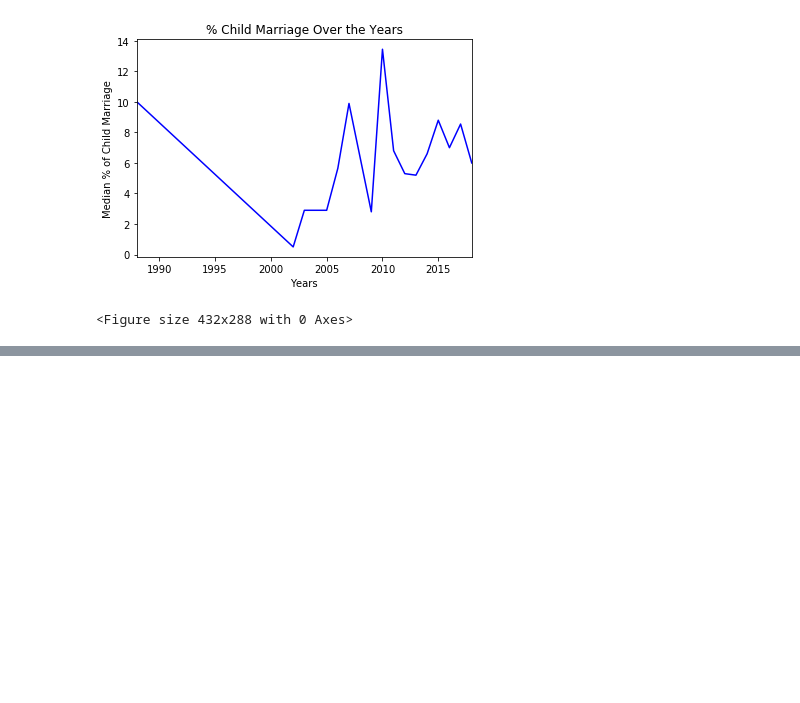
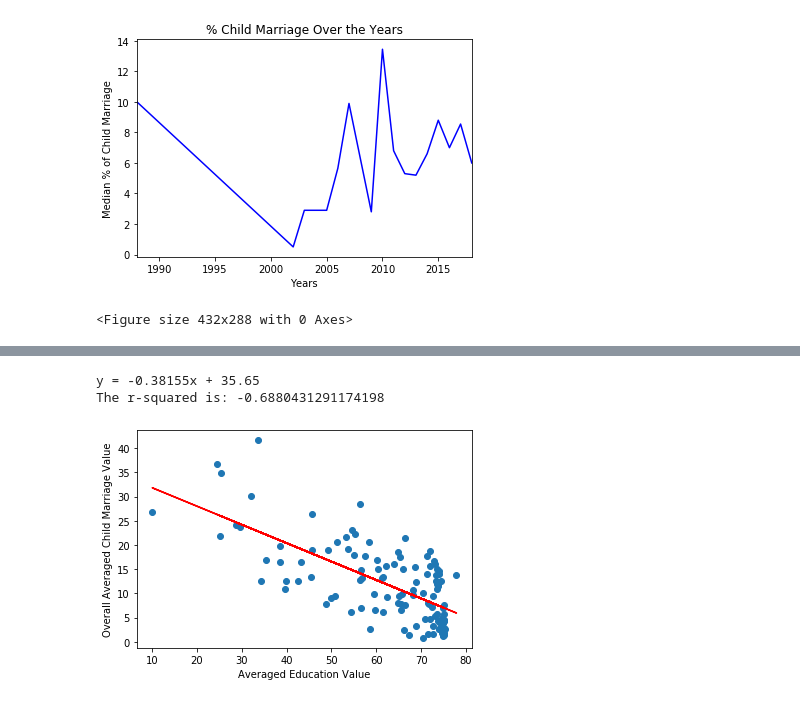
Before and after one commit to Hph7/Project1, a Jupyter notebook: project1.ipynb, the cells around one changed output, grey strips where cells are left out. Cells and saved outputs as stored; diff of their text form; code cells hidden in the pictures; blank space fills up the shorter version.

```diff
--- a/project1.ipynb
+++ b/project1.ipynb
@@ -139,2 +138,8 @@ Ttest_indResult(statistic=-2704.2423148013004, pvalue=0.0)
 # %%
 # Question 2: What is the correlation of literacy rate and child marriage? (scatter plot with regression line and boxplot)
+# %%
+# from education_final dataset, group each country and get the mean of values
+new_education_final=education_final.groupby(["Country"])
+education_grouped_country=new_education_final["Value"].mean()
+education_grouped_country_df=pd.DataFrame(education_grouped_country)
+education_grouped_country_df
@@ -140,0 +161,6 @@ Ttest_indResult(statistic=-2704.2423148013004, pvalue=0.0)
+# %%
+# childmarriage_final dataset, group each country and get the mean of values
+new_childmarriage_final=childmarriage_final.groupby(["Country"])
+childmarriage_grouped_country=new_childmarriage_final["Observation Value"].mean()
+childmarriage_grouped_country_df=pd.DataFrame(childmarriage_grouped_country)
+childmarriage_grouped_country_df
@@ -140,0 +182,7 @@ Ttest_indResult(statistic=-2704.2423148013004, pvalue=0.0)
+# %%
+# Merge data from childmarriage_grouped_country_df and education_grouped_country_df to compare
+childmarriage_and_education = pd.merge(childmarriage_grouped_country_df, education_grouped_country_df, how="inner", on="Country")
+childmarriage_and_education
+childmarriage_and_education = childmarriage_and_education.rename(columns={"Observation Value":"Overall Averaged Child Marriage Value",
+                                                                         "Value":"Averaged Education Value"})
+childmarriage_and_education
@@ -140,0 +204,20 @@ Ttest_indResult(statistic=-2704.2423148013004, pvalue=0.0)
+# %%
+# Correlation of Education with child marriage
+x_values = childmarriage_and_education['Averaged Education Value']
+y_values = childmarriage_and_education['Overall Averaged Child Marriage Value']
+(slope, intercept, rvalue, pvalue, stderr) = stats.linregress(x_values, y_values)
+regress_values = x_values * slope + intercept
+#print(regress_values)
+line_eq = "y = " + str(round(slope,5)) + "x + " + str(round(intercept,2))
+plt.scatter(x_values,y_values)
+plt.plot(x_values,regress_values,"r-")
+plt.annotate(line_eq,(6,10),fontsize=15,color="red")
+plt.xlabel("Averaged Education Value")
+plt.ylabel("Overall Averaged Child Marriage Value")
+print(line_eq)
+print(f"The r-squared is: {rvalue}")
+plt.show()
+# %% [output]
+y = -0.38155x + 35.65
+The r-squared is: -0.6880431291174198
+[figure, added]
```
Also changed, not shown: parts of 16 cells of this notebook, 2 other files.
